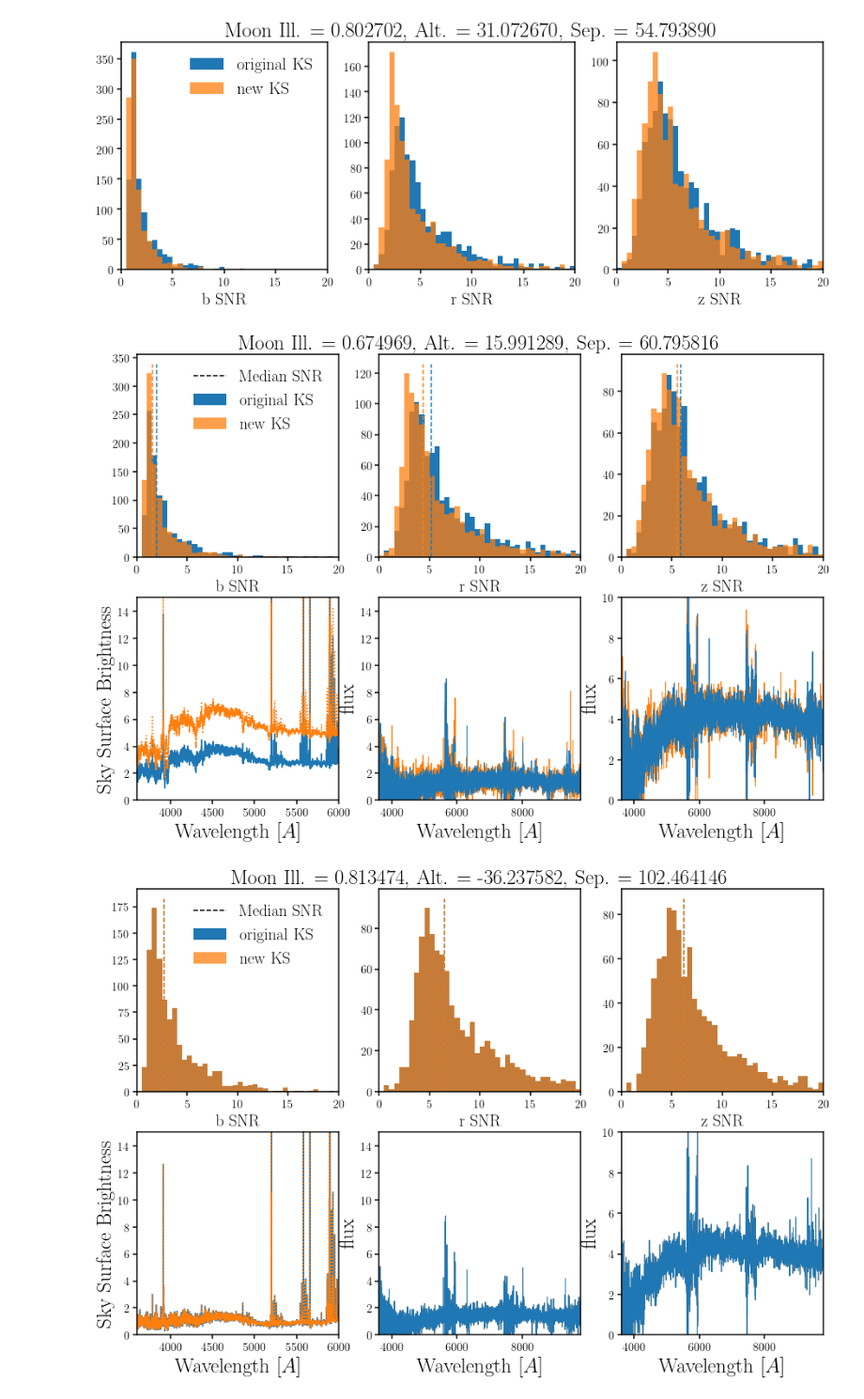
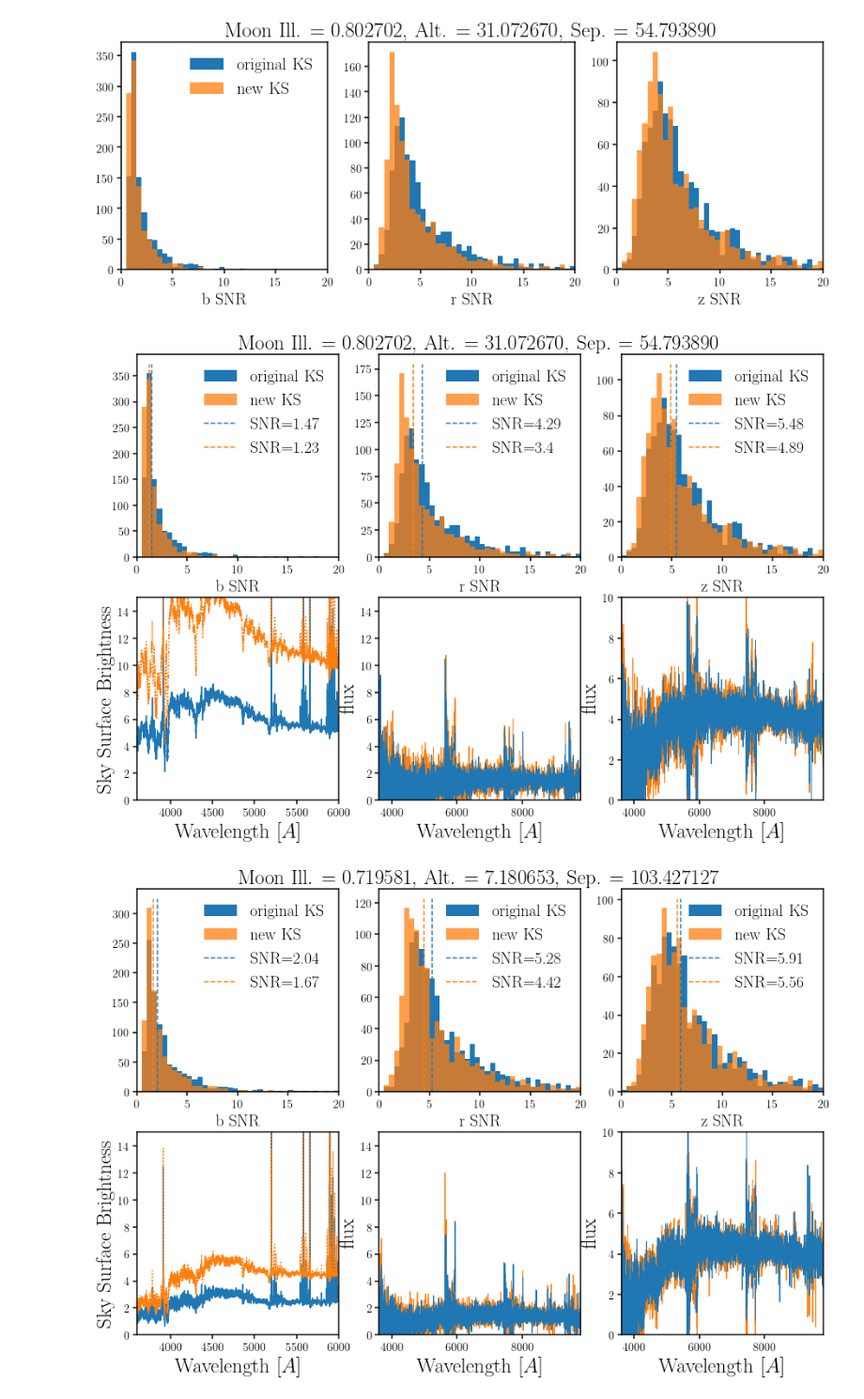
Before and after one commit to desi-bgs/feasiBGS, a Jupyter notebook: notebook/local_bgs_mockexp_gleg_expspec.ipynb, the cells around one changed output. Shown at 94% size. Saved outputs shown, nothing was run; the diff lists cells and outputs as text; code cells hidden in the pictures.

```diff
--- a/notebook/local_bgs_mockexp_gleg_expspec.ipynb
+++ b/notebook/local_bgs_mockexp_gleg_expspec.ipynb
@@ -207,6 +215,6 @@ for i_exp in range(len(exps))[::100]:
 # %%
 i_sub = np.arange(len(exps))[::100]
-for i in np.random.choice(i_sub, 3, replace=False):
+for i in i_sub[:3]: #np.random.choice(i_sub, 3, replace=False):
     simspec_ks1 = simSpectra_mockexp_KS(i, texp=480)
     simspec_newks1 = simSpectra_mockexp_newKS(i, texp=480)
 
@@ -225,41 +233,43 @@ for i in np.random.choice(i_sub, 3, replace=False):
         sub = fig.add_subplot(2,3,1+ii)
         sub.hist(snr_ks1[ii,:], range=(0, 20), bins=40, color='C0', label='original KS')
         sub.hist(snr_newks1[ii,:], range=(0, 20), bins=40, color='C1', alpha=0.75, label='new KS')
-        sub.plot([0., 0.], [0., 0.], c='k', ls='--', label='Median SNR')
+        #sub.plot([0., 0.], [0., 0.], c='k', ls='--', label='Median SNR')
         sub.set_xlabel(band+' SNR', fontsize=20)
         sub.set_xlim([0., 20.])
-        if ii == 0: sub.legend(loc='upper right', fontsize=20)
+        ymin, ymax = sub.get_ylim()
+        sub.vlines(np.median(snr_ks1[ii,:]), ymin, ymax, color='C0', linestyle='--',
+                   label='SNR='+str(round(np.median(snr_ks1[ii,:]),2)))
+        sub.vlines(np.median(snr_newks1[ii,:]), ymin, ymax, color='C1', linestyle='--',
+                   label='SNR='+str(round(np.median(snr_newks1[ii,:]),2)))
+        sub.legend(loc='upper right', fontsize=20)
         if ii == 1:
             sub.set_title(("Moon Ill. = %f, Alt. = %f, Sep. = %f" %
                            (exps['MOONFRAC'][i,0], exps['MOONALT'][i,0], exps['MOONSEP'][i,0])), fontsize=25)
-        ymin, ymax = sub.get_ylim()
-        sub.vlines(np.median(snr_ks1[ii,:]), ymin, ymax, color='C0', linestyle='--')
-        sub.vlines(np.median(snr_newks1[ii,:]), ymin, ymax, color='C1', linestyle='--')
     sub = fig.add_subplot(234)
     sub.plot(specsim_wave, exps_ks[i,:], c='C0')
     sub.plot(specsim_wave, exps_new[i,:], ls=':', c='C1')
     sub.set_xlabel('Wavelength [$A$]', fontsize=25)
     sub.set_xlim([3600., 6000.])
     sub.set_ylabel('Sky Surface Brightness', fontsize=25)
     sub.set_ylim([0., 15.])
 
     sub = fig.add_subplot(235)
     for band in ['b', 'r', 'z']:
         sub.plot(simspec_newks1.wave[band], simspec_newks1.flux[band][10], lw=1, c='C1', label='new KS')
         sub.plot(simspec_ks1.wave[band], simspec_ks1.flux[band][10], lw=1, c='C0', label='KS')
     sub.set_xlabel('Wavelength [$A$]', fontsize=25)
     sub.set_xlim([3600., 9800.])
     sub.set_ylabel('flux', fontsize=25)
     sub.set_ylim([0., 15.])
 
     sub = fig.add_subplot(236)
     for band in ['b', 'r', 'z']:
         sub.plot(simspec_newks1.wave[band], simspec_newks1.flux[band][100], lw=1, c='C1', label='new KS')
         sub.plot(simspec_ks1.wave[band], simspec_ks1.flux[band][100], lw=1, c='C0', label='KS')
     sub.set_xlabel('Wavelength [$A$]', fontsize=25)
     sub.set_xlim([3600., 9800.])
     sub.set_ylabel('flux', fontsize=25)
     sub.set_ylim([0., 10.])
 # %% [output]
-[figure, old version]
+[figure, new version]
-[figure, old version]
+[figure, new version]
```
Also changed, not shown: parts of 3 cells of this notebook, 2 other files.
